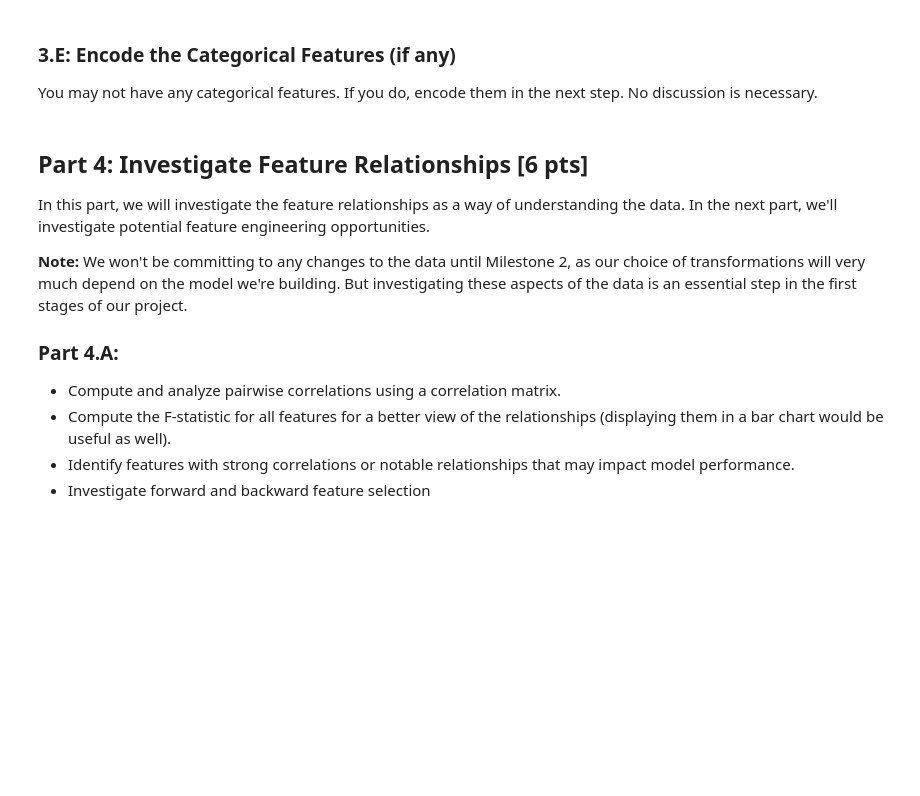
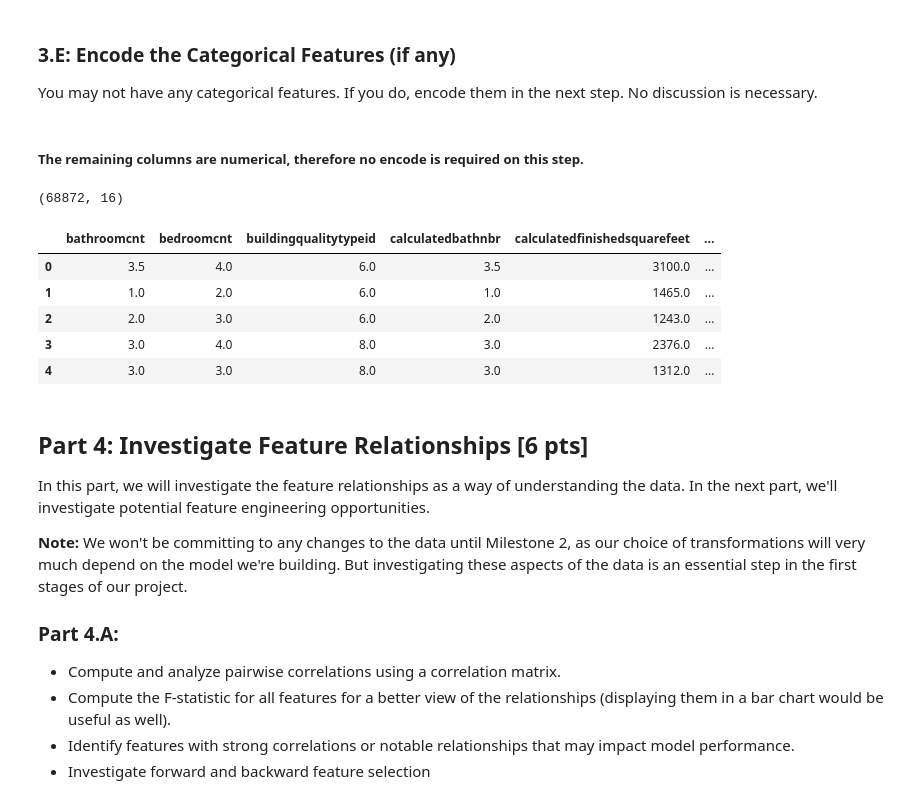
Before and after one commit to shadmanr1/Milestone_1, a Jupyter notebook: Milestone_01.ipynb, the cells around one changed output. Saved outputs shown, nothing was run; the diff lists cells and outputs as text; code cells hidden in the pictures; blank space fills up the shorter version.

```diff
--- a/Milestone_01.ipynb
+++ b/Milestone_01.ipynb
@@ -516,0 +661,3 @@ Review the methods for imputation in **Appendix 2** and choose how you will impu
+# %%
+df = df.dropna()
+df.shape
@@ -520,6 +669,21 @@ Review the methods for imputation in **Appendix 2** and choose how you will impu
 ### 3.E: Encode the Categorical Features (if any)
 
 You may not have any categorical features. If you do, encode them in the next step. No discussion is necessary.
+# %% [markdown]
+##### The remaining columns are numerical, therefore no encode is required on this step.
+# %%
+df.shape
+# %% [output]
+(68872, 16)
+# %%
+df.head()
+# %% [output]
+|  | bathroomcnt | bedroomcnt | buildingqualitytypeid | calculatedbathnbr | calculatedfinishedsquarefeet | ... |
+| 0 | 3.5 | 4.0 | 6.0 | 3.5 | 3100.0 | ... |
+| 1 | 1.0 | 2.0 | 6.0 | 1.0 | 1465.0 | ... |
+| 2 | 2.0 | 3.0 | 6.0 | 2.0 | 1243.0 | ... |
+| 3 | 3.0 | 4.0 | 8.0 | 3.0 | 2376.0 | ... |
+| 4 | 3.0 | 3.0 | 8.0 | 3.0 | 1312.0 | ... |
 # %% [markdown]
 ## Part 4:  Investigate Feature Relationships  [6 pts]
 
```
Also changed, not shown: parts of 12 cells of this notebook, 1 other file.
